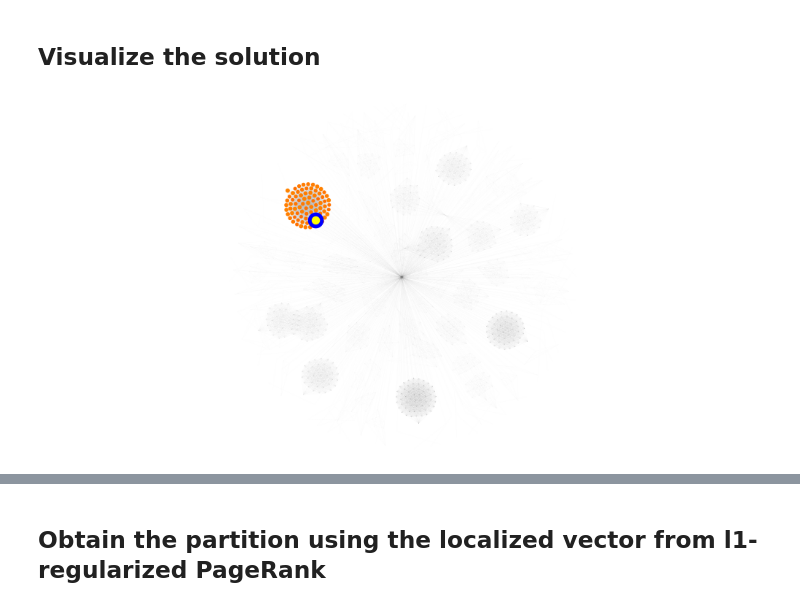
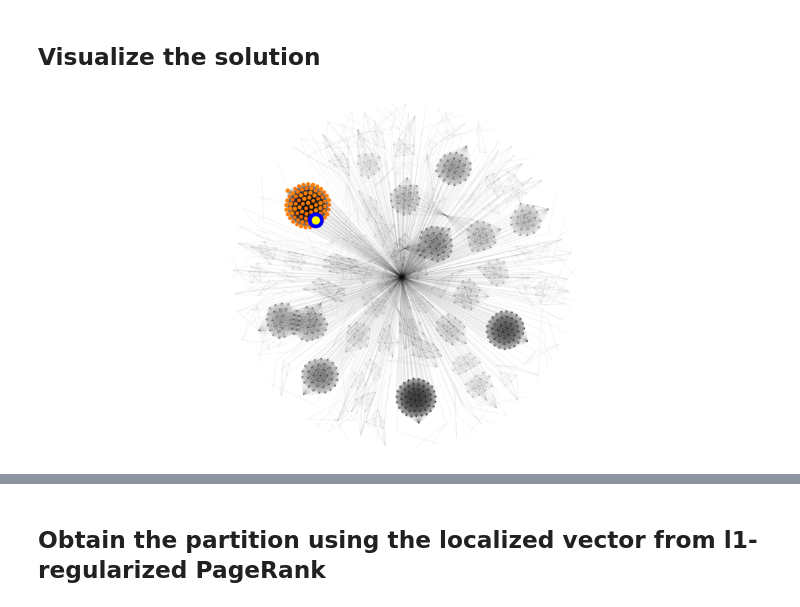
Before and after one commit to kfoynt/LocalGraphClustering, a Jupyter notebook: notebooks/examples_Bioinformatics_with_visualization.ipynb, the cells around one changed output, grey strips where cells are left out. Saved outputs shown, nothing was run; the diff lists cells and outputs as text; code cells hidden in the pictures.

```diff
--- a/notebooks/examples_Bioinformatics_with_visualization.ipynb
+++ b/notebooks/examples_Bioinformatics_with_visualization.ipynb
@@ -74,31 +97,31 @@ l1_reg_vector = output_l1reg_fast[0]
 # %%
 # Some pre-processing to make visualization better.
 temp = np.copy(l1_reg_vector)
 nnz_temp = temp.nonzero()
 nnz_temp = nnz_temp[0]
 temp[nnz_temp] = -np.log(temp[nnz_temp])
 temp[nnz_temp] = 100/temp[nnz_temp]
 temp = temp + 0.0001
 max_all = max(temp)
 temp[reference_node] = max_all/2.6
 temp = temp/np.linalg.norm(temp, 2)
 
 halo = np.zeros(g._num_vertices, dtype=bool)
 halo[reference_node] = True
 node_halo   = g_gtool.new_vertex_property("bool",halo)
 
 node_weights = g_gtool.new_vertex_property("double",temp)
 node_size = g_gtool.new_vertex_property("double",np.abs(temp)*50)
 
 c_map = plt.get_cmap('autumn')
 
 graph_draw(g_gtool, pos, output_size=(1000, 500),
            vertex_size=node_size, vertex_fill_color=node_weights, vorder=node_size,
            vertex_halo=node_halo,
            vertex_halo_size = 1.9,
            vertex_halo_color = "blue",
-           edge_pen_width=0.1,
+           edge_pen_width=1,
            edge_color = [0.0, 0, 0, 0.05],
            vcmap = c_map)
 # %% [output]
-[figure, old version]
+[figure, new version]
```
Also changed, not shown: parts of 21 cells of this notebook, 11 other files.
